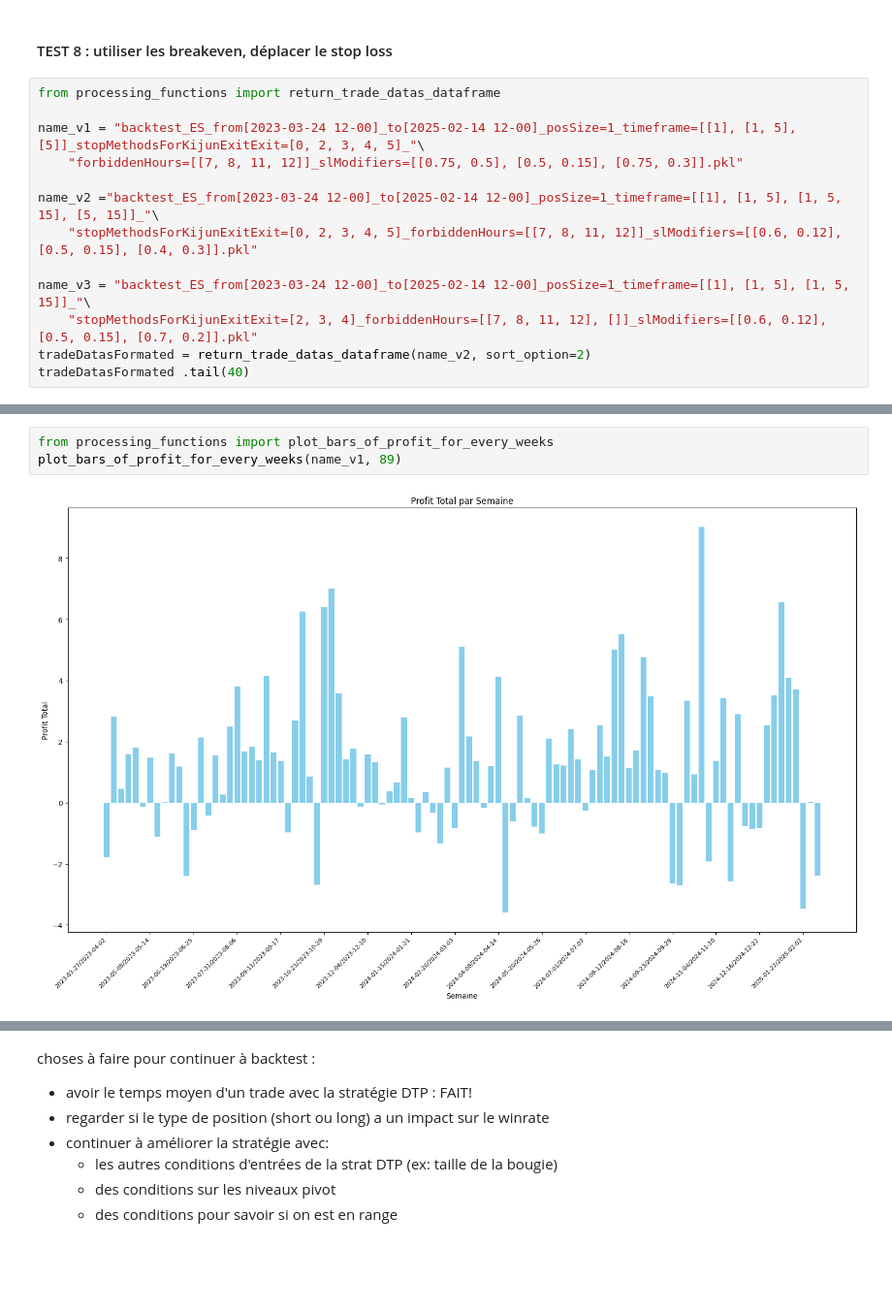
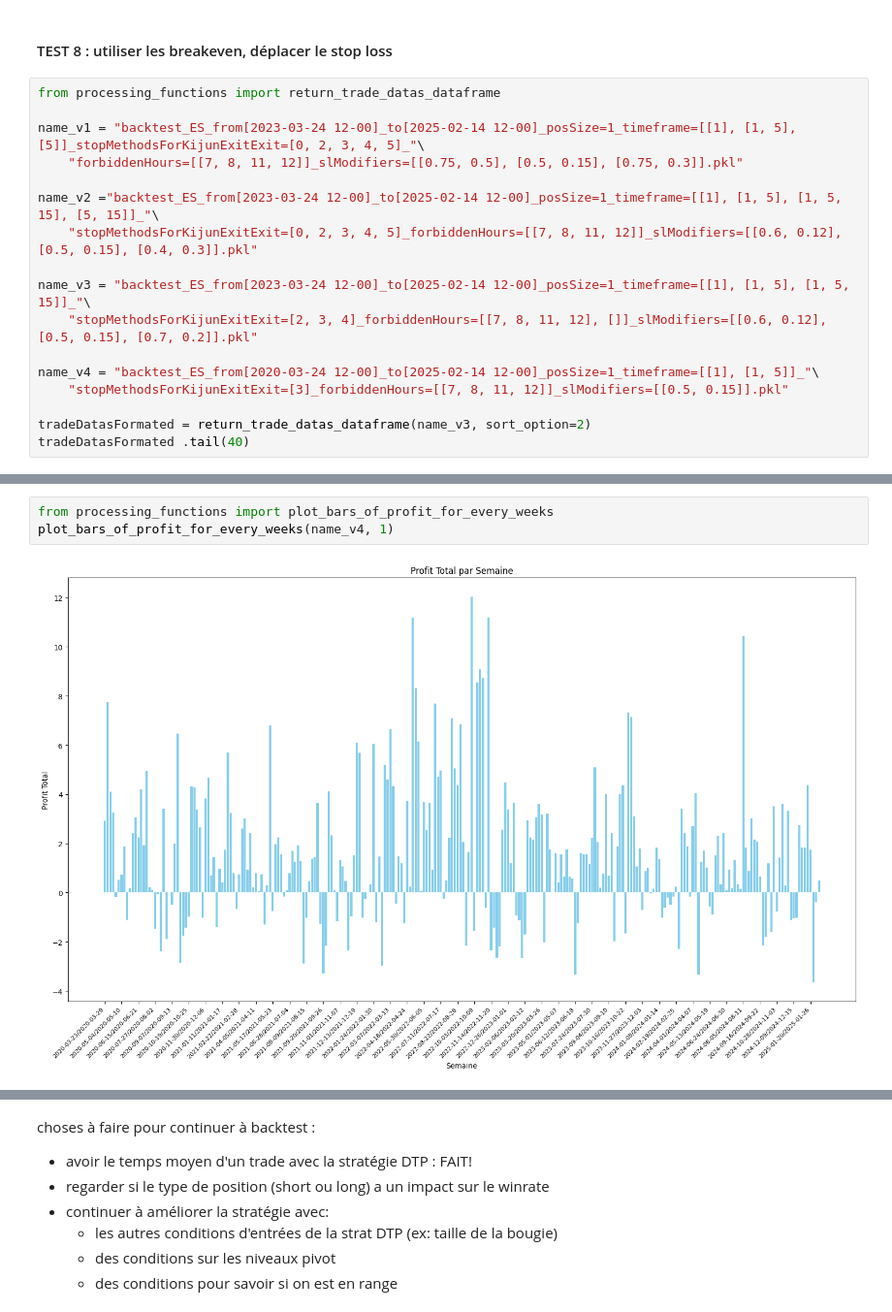
Before and after one commit to tessanix/Backtest_Trading, a Jupyter notebook: strategies_backtest.ipynb, the cells around one changed output, grey strips where cells are left out. Shown at 97% size. Saved outputs shown, nothing was run; the diff lists cells and outputs as text; blank space fills up the shorter version.

```diff
--- a/strategies_backtest.ipynb
+++ b/strategies_backtest.ipynb
@@ -355,7 +395,11 @@ name_v2 ="backtest_ES_from[2023-03-24 12-00]_to[2025-02-14 12-00]_posSize=1_time
 
 name_v3 = "backtest_ES_from[2023-03-24 12-00]_to[2025-02-14 12-00]_posSize=1_timeframe=[[1], [1, 5], [1, 5, 15]]_"\
     "stopMethodsForKijunExitExit=[2, 3, 4]_forbiddenHours=[[7, 8, 11, 12], []]_slModifiers=[[0.6, 0.12], [0.5, 0.15], [0.7, 0.2]].pkl"
-tradeDatasFormated = return_trade_datas_dataframe(name_v2, sort_option=2)
+
+name_v4 = "backtest_ES_from[2020-03-24 12-00]_to[2025-02-14 12-00]_posSize=1_timeframe=[[1], [1, 5]]_"\
+    "stopMethodsForKijunExitExit=[3]_forbiddenHours=[[7, 8, 11, 12]]_slModifiers=[[0.5, 0.15]].pkl"
+
+tradeDatasFormated = return_trade_datas_dataframe(name_v3, sort_option=2)
 tradeDatasFormated .tail(40)
 # %% [output]
 |  | Winrate [%] | Total return brut [%] | Total return net [%] | Avg. gain net [%] | Avg. loss net [%] | ... |
@@ -385,5 +429,5 @@ plot_backtested_return_curve(pathOfData='trade_datas/'+name_v1,
 # %%
 from processing_functions import plot_bars_of_profit_for_every_weeks
-plot_bars_of_profit_for_every_weeks(name_v1, 89)
+plot_bars_of_profit_for_every_weeks(name_v4, 1)
 # %% [output]
-[figure, old version]
+[figure, new version]
```
Also changed, not shown: parts of 11 cells of this notebook, 7 other files.
